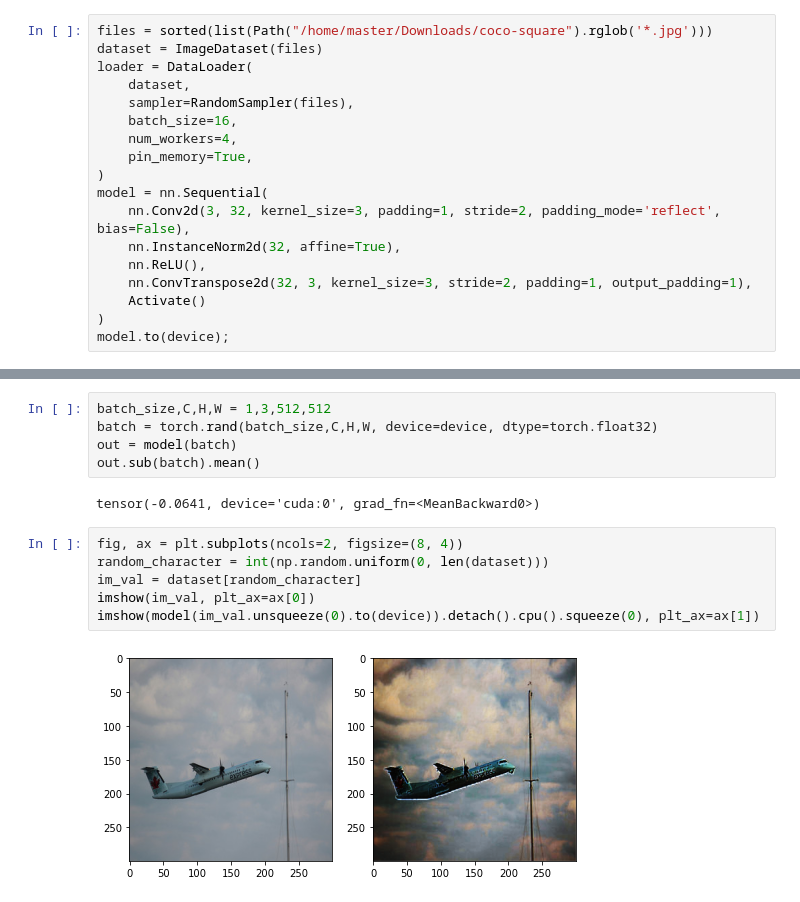
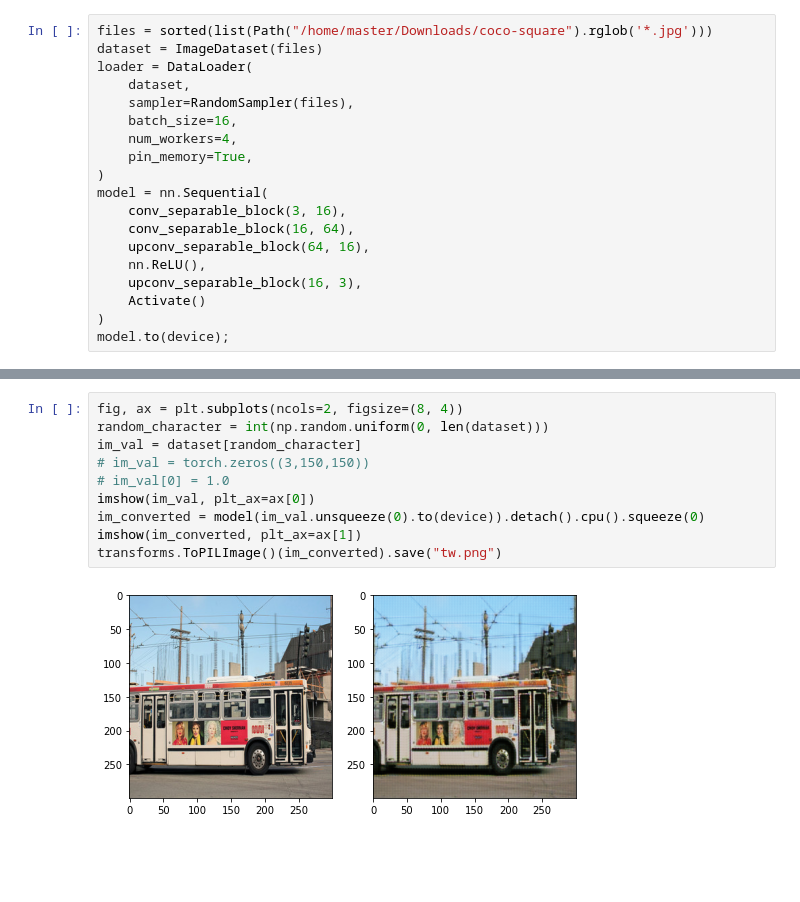
Before and after one commit to ettavolt/vkBasalt, a Jupyter notebook: config/prepare_test_weights.ipynb, the cells around one changed output, grey strips where cells are left out. Saved outputs shown, nothing was run; the diff lists cells and outputs as text; blank space fills up the shorter version.

```diff
--- a/config/prepare_test_weights.ipynb
+++ b/config/prepare_test_weights.ipynb
@@ -213,10 +211,11 @@ loader = DataLoader(
     pin_memory=True,
 )
 model = nn.Sequential(
-    nn.Conv2d(3, 32, kernel_size=3, padding=1, stride=2, padding_mode='reflect', bias=False),
-    nn.InstanceNorm2d(32, affine=True),
+    conv_separable_block(3, 16),
+    conv_separable_block(16, 64),
+    upconv_separable_block(64, 16),
     nn.ReLU(),
-    nn.ConvTranspose2d(32, 3, kernel_size=3, stride=2, padding=1, output_padding=1),
+    upconv_separable_block(16, 3),
     Activate()
 )
 model.to(device);
@@ -238,18 +235,15 @@ Epoch 10, loss 0.01596892556399107
-# %%
-batch_size,C,H,W = 1,3,512,512
-batch = torch.rand(batch_size,C,H,W, device=device, dtype=torch.float32)
-out = model(batch)
-out.sub(batch).mean()
-# %% [output]
-tensor(-0.0641, device='cuda:0', grad_fn=<MeanBackward0>)
 # %%
 fig, ax = plt.subplots(ncols=2, figsize=(8, 4))
 random_character = int(np.random.uniform(0, len(dataset)))
 im_val = dataset[random_character]
+# im_val = torch.zeros((3,150,150))
+# im_val[0] = 1.0
 imshow(im_val, plt_ax=ax[0])
-imshow(model(im_val.unsqueeze(0).to(device)).detach().cpu().squeeze(0), plt_ax=ax[1])
+im_converted = model(im_val.unsqueeze(0).to(device)).detach().cpu().squeeze(0)
+imshow(im_converted, plt_ax=ax[1])
+transforms.ToPILImage()(im_converted).save("tw.png")
 # %% [output]
-[figure, old version]
+[figure, new version]
 # %%
 for m in model.modules():
     print(m)
```
Also changed, not shown: parts of 6 cells of this notebook, 3 other files.
